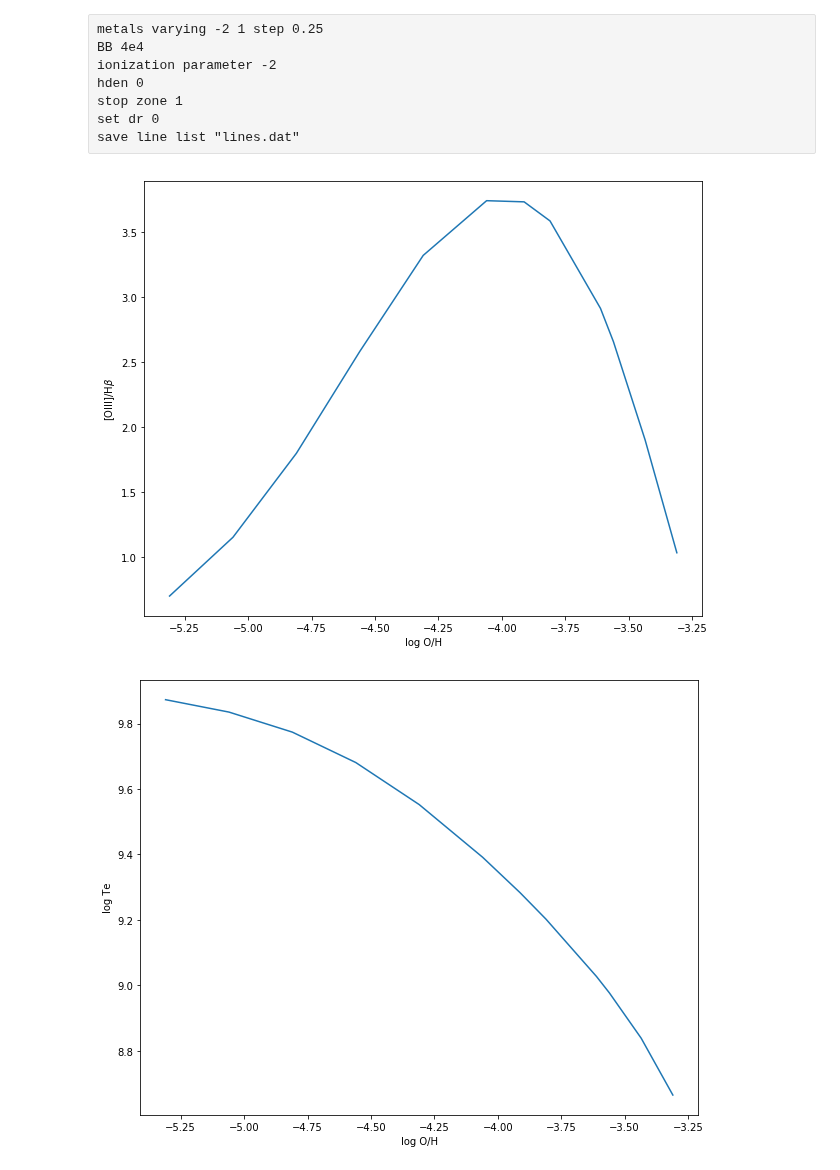
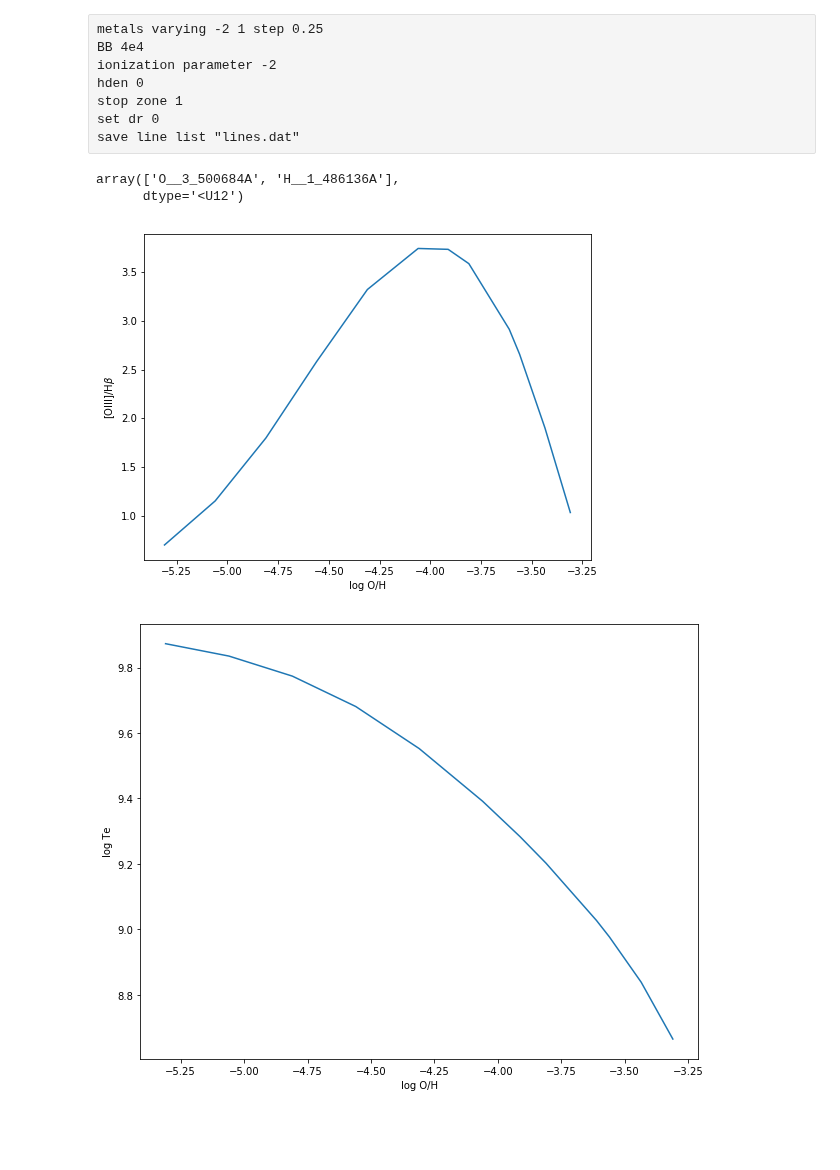
Before and after one commit to Morisset/Cloudy_Summer_School, a Jupyter notebook: VaryZ.ipynb, the cells around one changed output. Drawn from its saved outputs; the diff is of its cells as text; code cells hidden in the pictures; blank space fills up the shorter version.

```diff
--- a/VaryZ.ipynb
+++ b/VaryZ.ipynb
@@ -30,16 +30,21 @@ pc.run_cloudy(dir_='../models', n_proc=4, use_make=True)
 # %%
 Ms = pc.load_models('../models/varyZ')
 Ms = sorted(Ms, key=lambda x:x.abund['O'])
+# %%
+Ms[0].emis_labels
+# %% [output]
+array(['O__3_500684A', 'H__1_486136A'],
+      dtype='<U12')
 # %%
 O3Hb = [M.get_emis_vol('O__3_500684A') / M.get_emis_vol('H__1_486136A') for M in Ms]
 OH = [M.abund['O'] for M in Ms]
 # %%
-f, ax = plt.subplots(figsize=(10,8))
+f, ax = plt.subplots(figsize=(8,6))
 ax.plot(OH, O3Hb)
 ax.set_xlabel('log O/H')
 ax.set_ylabel(r'[OIII]/H$\beta$');
 # %% [output]
-[figure, old version]
+[figure, new version]
 # %%
 T0 = [M.T0 for M in Ms]
 f, ax = plt.subplots(figsize=(10,8))
```
